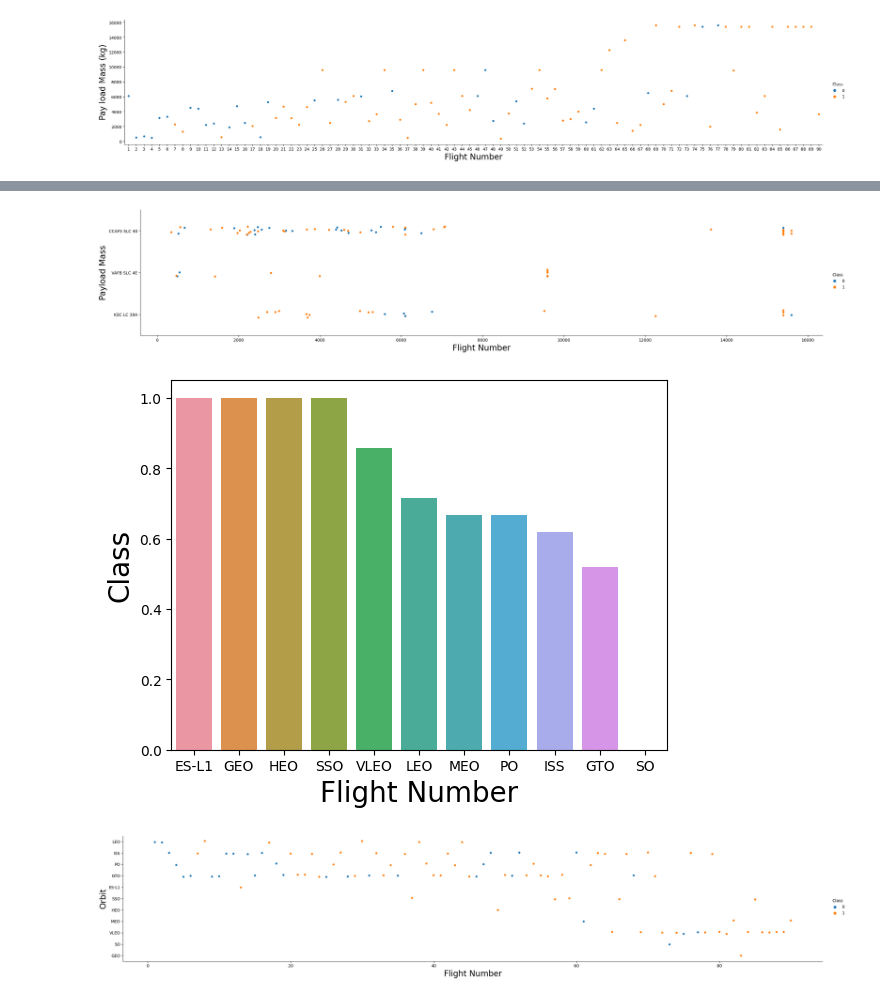
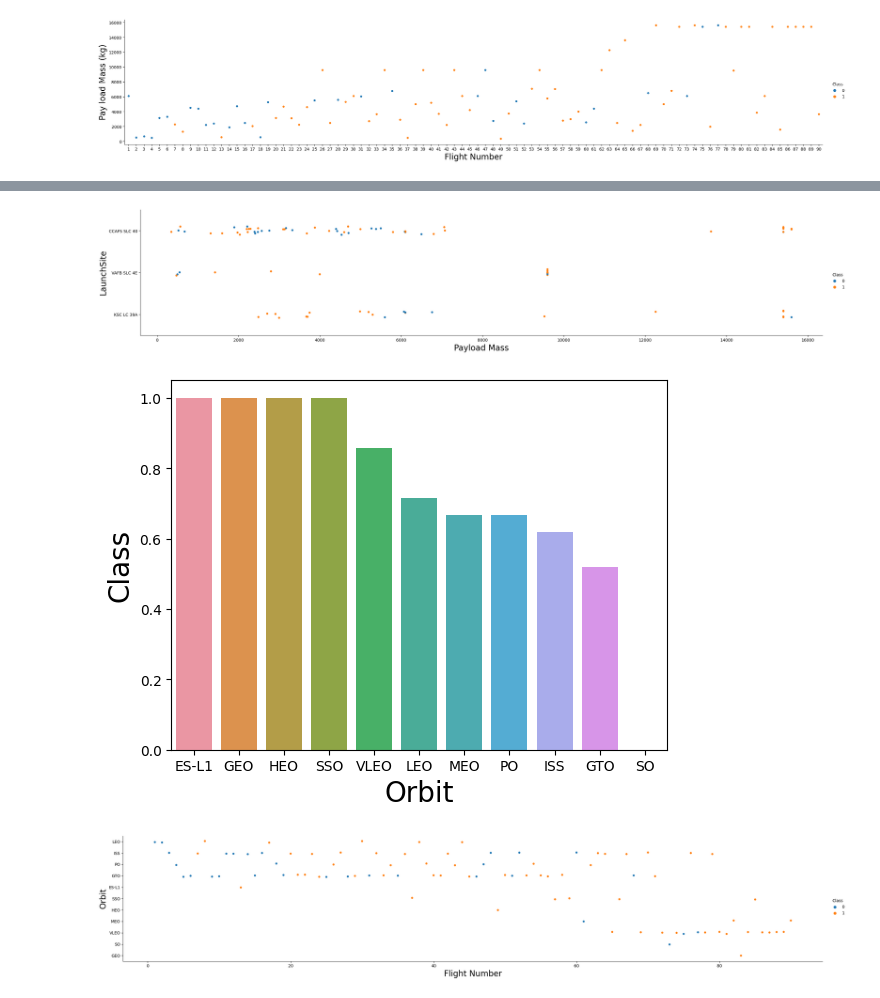
Before and after one commit to karthigat/SpaceY-s-new-rocket-launch-prediction, a Jupyter notebook: EDA with Visualization.ipynb, the cells around one changed output, grey strips where cells are left out. Drawn from its saved outputs; the diff is of its cells as text; code cells hidden in the pictures.

Commit message:
dash plot

```diff
--- a/EDA with Visualization.ipynb
+++ b/EDA with Visualization.ipynb
@@ -32,18 +32,18 @@ plt.show()
 # %%
 sns.catplot(y="LaunchSite", x="PayloadMass", hue="Class", data=df, aspect = 5)
-plt.xlabel("Flight Number",fontsize=20)
-plt.ylabel("Payload Mass",fontsize=20)
+plt.xlabel("Payload Mass",fontsize=20)
+plt.ylabel("LaunchSite",fontsize=20)
 plt.show()
 # %% [output]
-[figure, old version]
+[figure, new version]
 # %%
 Orbit_mean = df.groupby(['Orbit'])['Class'].mean().sort_values(ascending=False).reset_index()
 sns.barplot(data=Orbit_mean, x="Orbit", y="Class")
-plt.xlabel("Flight Number",fontsize=20)
+plt.xlabel("Orbit",fontsize=20)
 plt.ylabel("Class",fontsize=20)
 plt.show()
 # %% [output]
-[figure, old version]
+[figure, new version]
 # %%
 sns.catplot(y="Orbit", x="FlightNumber", hue="Class", data=df, aspect = 5)
 plt.xlabel("Flight Number",fontsize=20)
```
Also changed, not shown: parts of 2 cells of this notebook, 5 other files.
